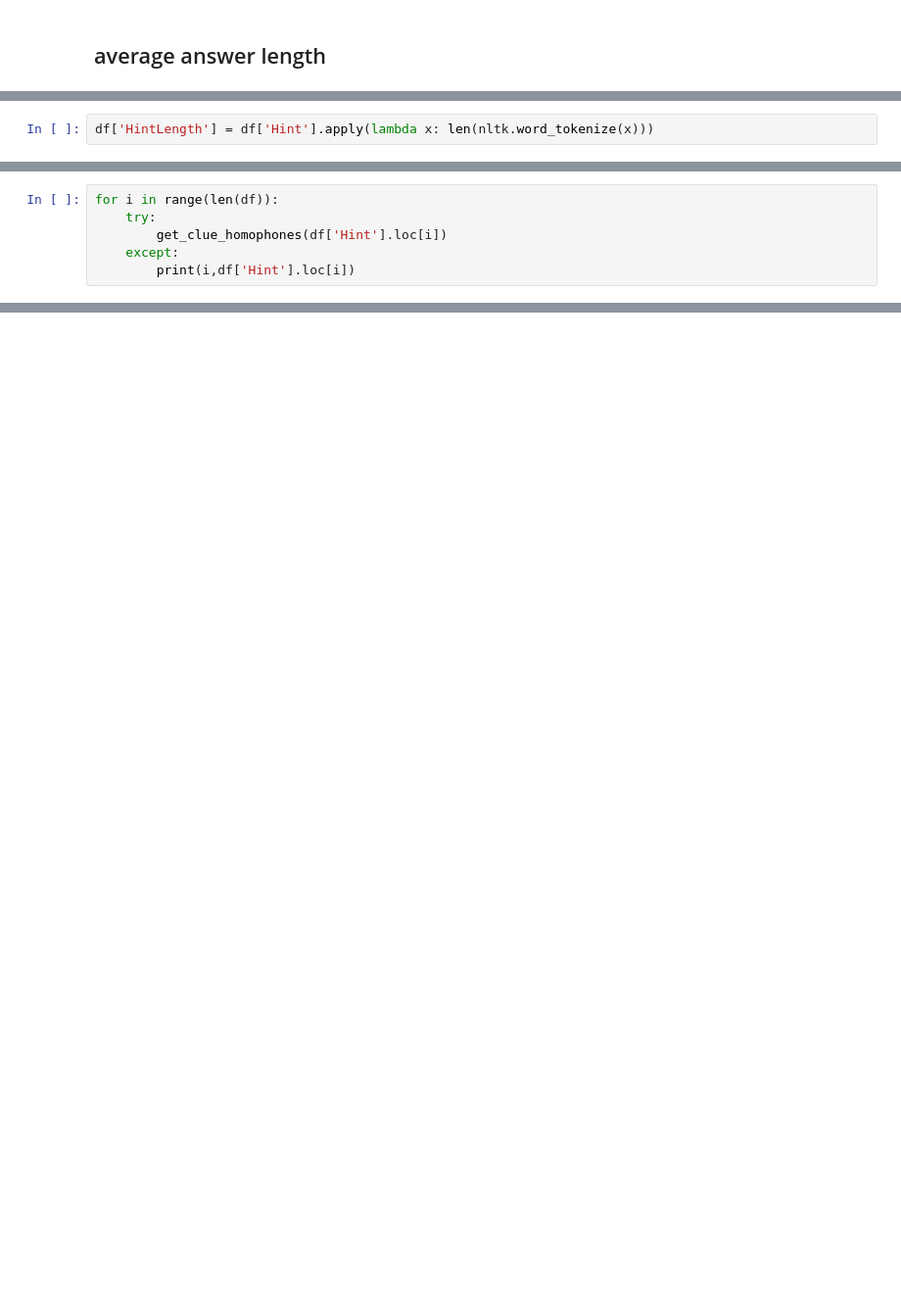
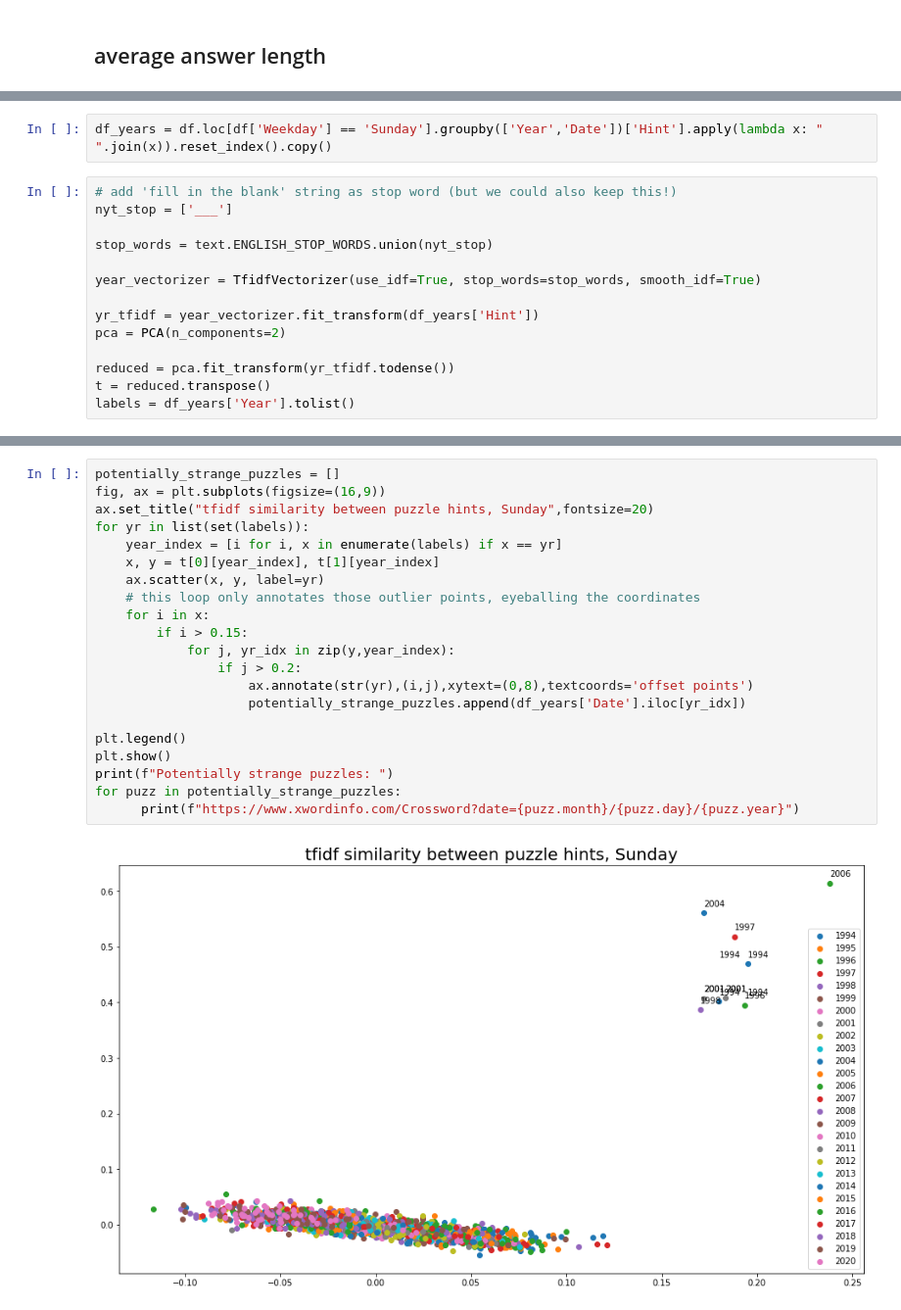
Before and after one commit to nickdanis/gorillawords, a Jupyter notebook: nick-exploratory.ipynb, the cells around one changed output, grey strips where cells are left out. Shown at 98% size. Saved outputs shown, nothing was run; the diff lists cells and outputs as text; blank space fills up the shorter version.

```diff
--- a/nick-exploratory.ipynb
+++ b/nick-exploratory.ipynb
@@ -140,2 +195,0 @@ df['HintHomophones'] = df['Hint'].apply(lambda x: get_clue_homophones(x))
-# %%
-df['HintLength'] = df['Hint'].apply(lambda x: len(nltk.word_tokenize(x)))
@@ -144,6 +195,0 @@ df.groupby('Weekday')['HintHomophones'].sum()
-# %%
-for i in range(len(df)):
-    try:
-        get_clue_homophones(df['Hint'].loc[i])
-    except:
-        print(i,df['Hint'].loc[i])
@@ -151,0 +265,16 @@ df.loc[235264]
+# %%
+df_years = df.loc[df['Weekday'] == 'Sunday'].groupby(['Year','Date'])['Hint'].apply(lambda x: " ".join(x)).reset_index().copy()
+# %%
+# add 'fill in the blank' string as stop word (but we could also keep this!)
+nyt_stop = ['___']
+
+stop_words = text.ENGLISH_STOP_WORDS.union(nyt_stop)
+
+year_vectorizer = TfidfVectorizer(use_idf=True, stop_words=stop_words, smooth_idf=True)
+
+yr_tfidf = year_vectorizer.fit_transform(df_years['Hint'])
+pca = PCA(n_components=2)
+
+reduced = pca.fit_transform(yr_tfidf.todense())
+t = reduced.transpose()
+labels = df_years['Year'].tolist()
@@ -151,0 +289,23 @@ df.loc[235264]
+# %%
+potentially_strange_puzzles = []
+fig, ax = plt.subplots(figsize=(16,9))
+ax.set_title("tfidf similarity between puzzle hints, Sunday",fontsize=20)
+for yr in list(set(labels)):
+    year_index = [i for i, x in enumerate(labels) if x == yr]
+    x, y = t[0][year_index], t[1][year_index]
+    ax.scatter(x, y, label=yr)
+    # this loop only annotates those outlier points, eyeballing the coordinates
+    for i in x:
+        if i > 0.15:
+            for j, yr_idx in zip(y,year_index):
+                if j > 0.2:
+                    ax.annotate(str(yr),(i,j),xytext=(0,8),textcoords='offset points')
+                    potentially_strange_puzzles.append(df_years['Date'].iloc[yr_idx])
+
+plt.legend()
+plt.show()
+print(f"Potentially strange puzzles: ")
+for puzz in potentially_strange_puzzles:
+      print(f"https://www.xwordinfo.com/Crossword?date={puzz.month}/{puzz.day}/{puzz.year}")
+# %% [output]
+[figure, added]
```
Also changed, not shown: parts of 60 cells of this notebook.
